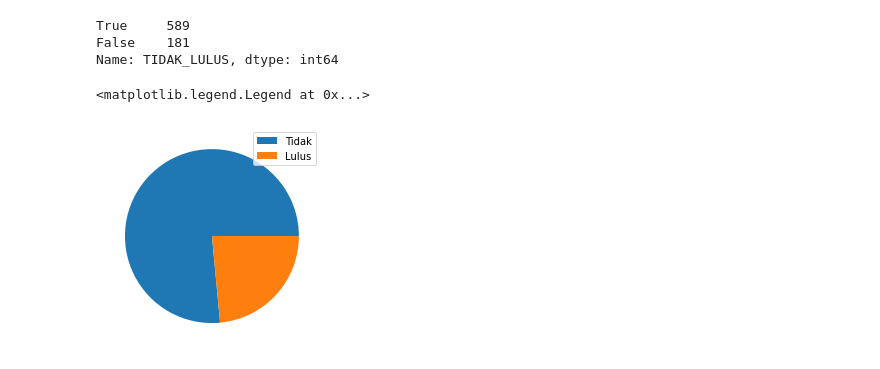
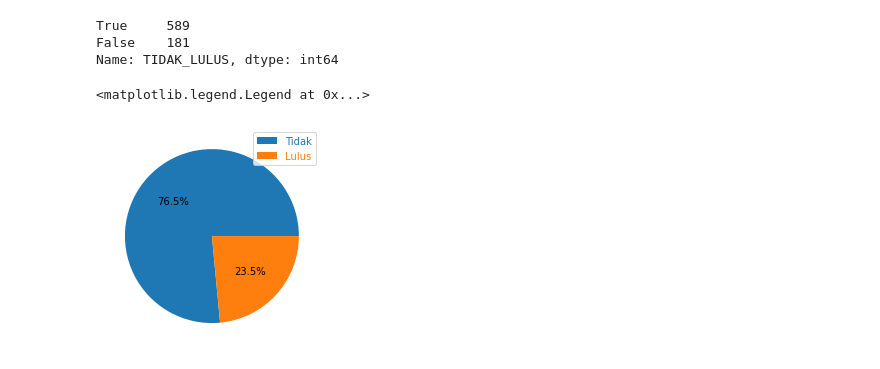
Before and after one commit to FelixFern/ISFEST-ODE, a Jupyter notebook: EDA.ipynb, the cells around one changed output. Cells and saved outputs as stored; diff of their text form; code cells hidden in the pictures.

```diff
--- a/EDA.ipynb
+++ b/EDA.ipynb
@@ -135,8 +135,8 @@ True     589
 False    181
 Name: TIDAK_LULUS, dtype: int64
 # %%
-plt.pie(df3["TIDAK_LULUS"].value_counts())
-plt.legend(["Tidak", "Lulus"])
+plt.pie(df3["TIDAK_LULUS"].value_counts(), autopct='%1.1f%%')
+plt.legend(["Tidak", "Lulus"], labelcolor="linecolor")
 # %% [output]
 <matplotlib.legend.Legend at 0x...>
-[figure, old version]
+[figure, new version]
```
Also changed, not shown: parts of 1 cell of this notebook.
